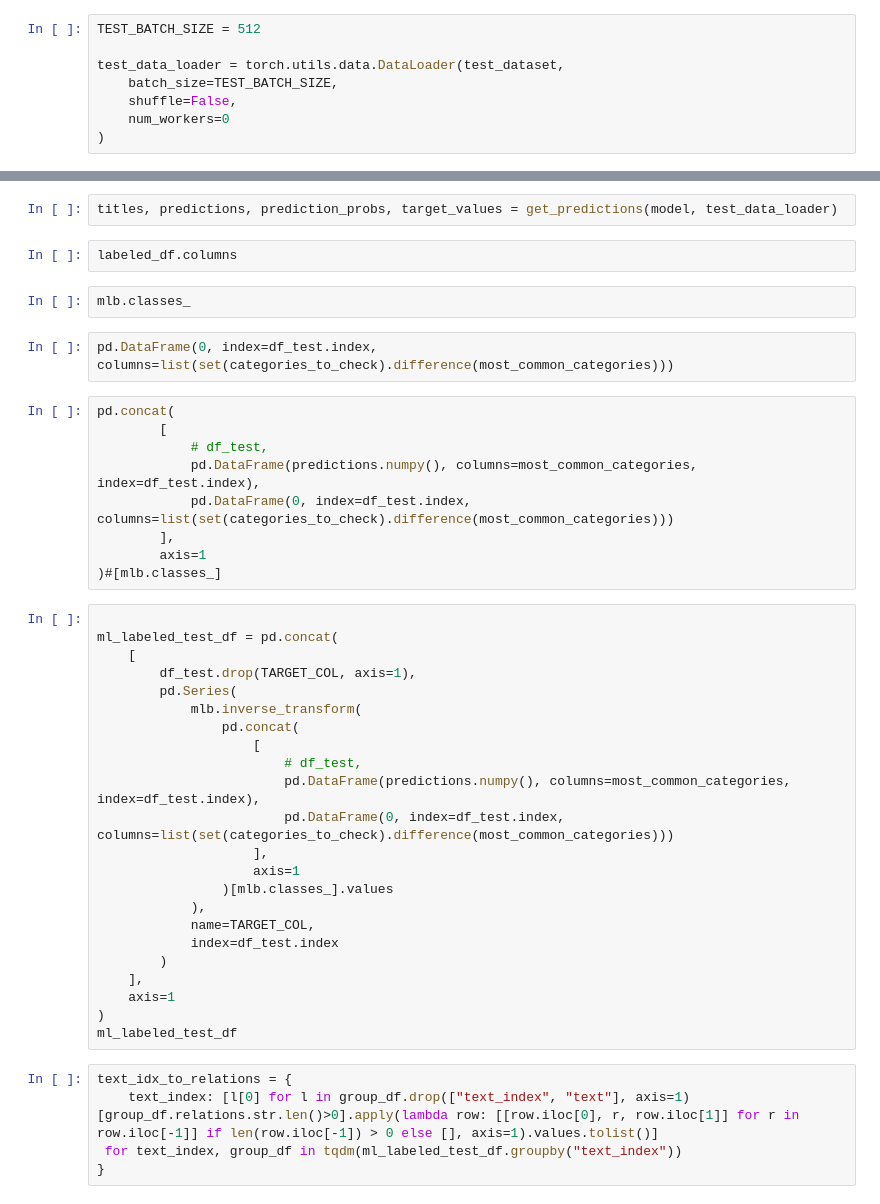
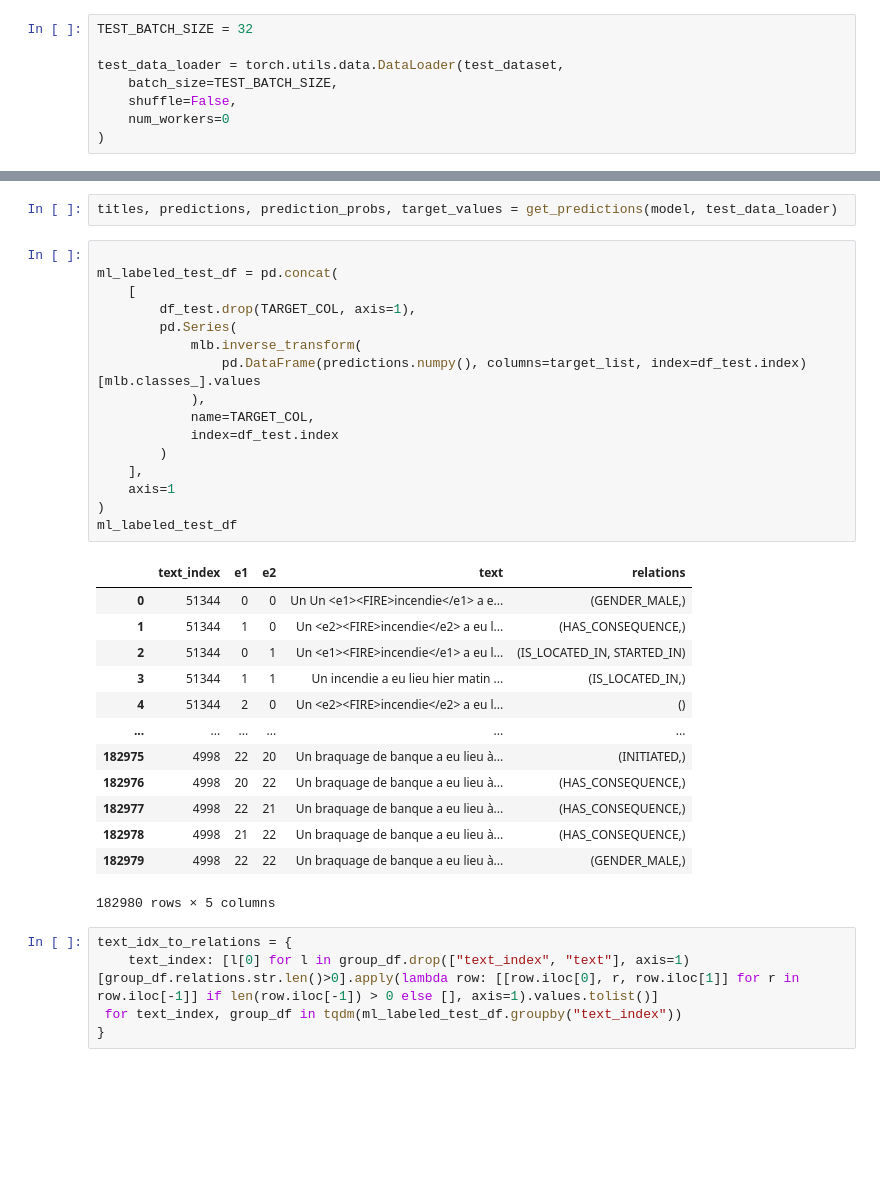
Before and after one commit to tagny/relation_extraction_textmine25, a Jupyter notebook: defi_textmine_2025/multi_label_text_classification_BERT.ipynb, the cells around one changed output, grey strips where cells are left out. Cells and saved outputs as stored; diff of their text form; blank space fills up the shorter version.

```diff
--- a/defi_textmine_2025/multi_label_text_classification_BERT.ipynb
+++ b/defi_textmine_2025/multi_label_text_classification_BERT.ipynb
@@ -598,7 +696,7 @@ df_test
 # %%
 test_dataset = CustomDataset(df_test.drop(TARGET_COL, axis=1).assign(**{cat: [0]*df_test.shape[0] for cat in target_list}), tokenizer, MAX_LEN, target_list)
 # %%
-TEST_BATCH_SIZE = 512
+TEST_BATCH_SIZE = 32
 
 test_data_loader = torch.utils.data.DataLoader(test_dataset,
     batch_size=TEST_BATCH_SIZE,
@@ -646,42 +706,34 @@ def get_predictions(model, data_loader):
 # %%
 titles, predictions, prediction_probs, target_values = get_predictions(model, test_data_loader)
-# %%
-labeled_df.columns
-# %%
-mlb.classes_
-# %%
-pd.DataFrame(0, index=df_test.index, columns=list(set(categories_to_check).difference(most_common_categories)))
 # %%
-pd.concat(
-        [
-            # df_test,
-            pd.DataFrame(predictions.numpy(), columns=most_common_categories, index=df_test.index),
-            pd.DataFrame(0, index=df_test.index, columns=list(set(categories_to_check).difference(most_common_categories)))
-        ],
-        axis=1
-)#[mlb.classes_]
+
+ml_labeled_test_df = pd.concat(
+    [
+        df_test.drop(TARGET_COL, axis=1),
+        pd.Series(
+            mlb.inverse_transform(
+                pd.DataFrame(predictions.numpy(), columns=target_list, index=df_test.index)[mlb.classes_].values
+            ),
+            name=TARGET_COL,
+            index=df_test.index
+        )
+    ],
+    axis=1
+)
+ml_labeled_test_df
+# %% [output]
+|  | text_index | e1 | e2 | text | relations |
+| 0 | 51344 | 0 | 0 | Un Un <e1><FIRE>incendie</e1> a e... | (GENDER_MALE,) |
+| 1 | 51344 | 1 | 0 | Un <e2><FIRE>incendie</e2> a eu l... | (HAS_CONSEQUENCE,) |
+| 2 | 51344 | 0 | 1 | Un <e1><FIRE>incendie</e1> a eu l... | (IS_LOCATED_IN, STARTED_IN) |
+| 3 | 51344 | 1 | 1 | Un incendie a eu lieu hier matin ... | (IS_LOCATED_IN,) |
+| 4 | 51344 | 2 | 0 | Un <e2><FIRE>incendie</e2> a eu l... | () |
+| ... | ... | ... | ... | ... | ... |
+| 182975 | 4998 | 22 | 20 | Un braquage de banque a eu lieu à... | (INITIATED,) |
+| 182976 | 4998 | 20 | 22 | Un braquage de banque a eu lieu à... | (HAS_CONSEQUENCE,) |
+| 182977 | 4998 | 22 | 21 | Un braquage de banque a eu lieu à... | (HAS_CONSEQUENCE,) |
+| 182978 | 4998 | 21 | 22 | Un braquage de banque a eu lieu à... | (HAS_CONSEQUENCE,) |
+| 182979 | 4998 | 22 | 22 | Un braquage de banque a eu lieu à... | (GENDER_MALE,) |
+182980 rows × 5 columns
-# %%
-
-ml_labeled_test_df = pd.concat(
-    [
-        df_test.drop(TARGET_COL, axis=1),
-        pd.Series(
-            mlb.inverse_transform(
-                pd.concat(
-                    [
-                        # df_test,
-                        pd.DataFrame(predictions.numpy(), columns=most_common_categories, index=df_test.index),
-                        pd.DataFrame(0, index=df_test.index, columns=list(set(categories_to_check).difference(most_common_categories)))
-                    ],
-                    axis=1
-                )[mlb.classes_].values
-            ),
-            name=TARGET_COL,
-            index=df_test.index
-        )
-    ],
-    axis=1
-)
-ml_labeled_test_df
 # %%
 text_idx_to_relations = {
```
Also changed, not shown: parts of 17 cells of this notebook.
